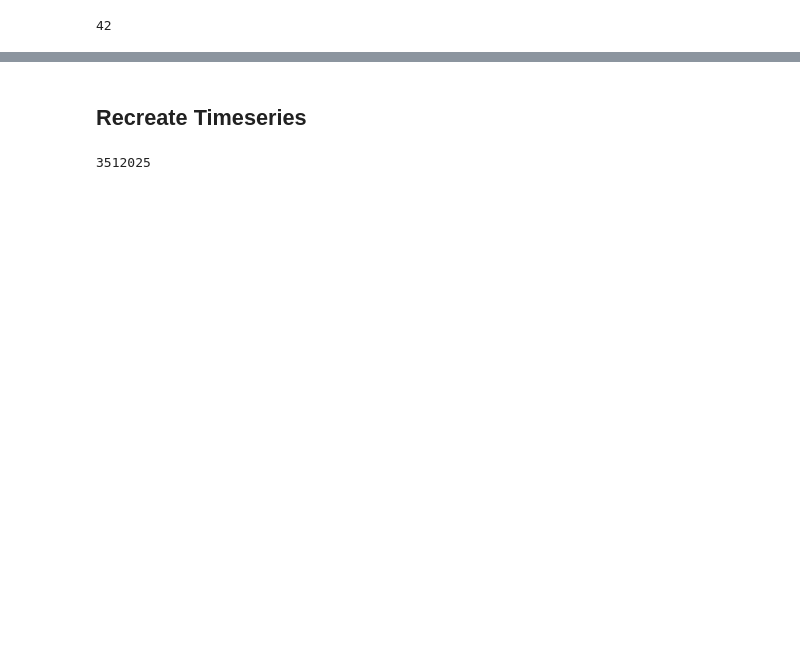
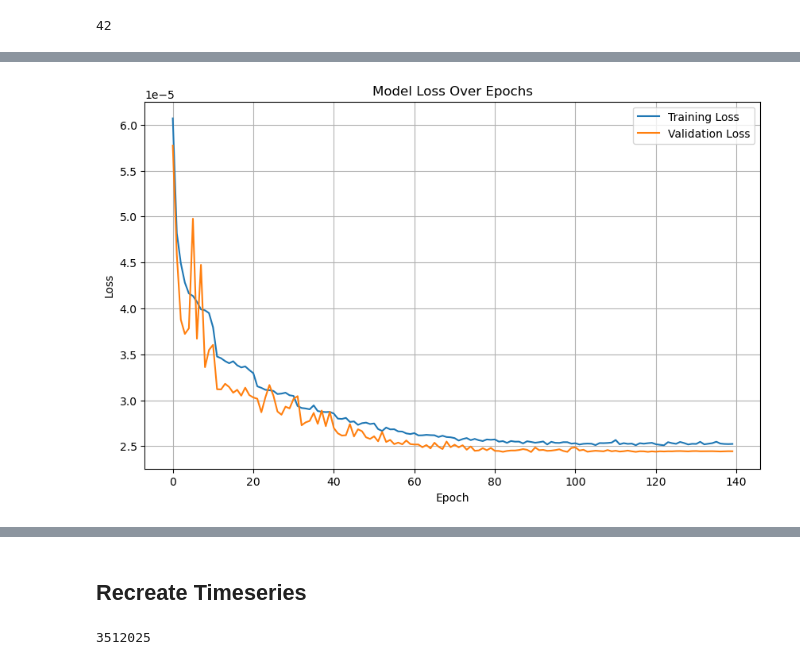
Before and after one commit to anna-valcarcel/CSMUB, a Jupyter notebook: CSMUB_FNN_DAILY_v2_00.ipynb, the cells around one changed output, grey strips where cells are left out. Drawn from its saved outputs; the diff is of its cells as text; code cells hidden in the pictures; blank space fills up the shorter version.

```diff
--- a/CSMUB_FNN_DAILY_v2_00.ipynb
+++ b/CSMUB_FNN_DAILY_v2_00.ipynb
@@ -363,0 +288,17 @@ print(poor_stations)
+# %%
+loss = history.history['loss']
+val_loss = history.history['val_loss']
+# loss_unscaled = scaler_y.inverse_transform(loss)
+# val_loss_unscaled = scaler_y.inverse_transform(val_loss)
+
+plt.figure(figsize=(10,6))
+plt.plot(loss, label='Training Loss')
+plt.plot(val_loss, label='Validation Loss')
+plt.xlabel('Epoch')
+plt.ylabel('Loss')
+plt.title('Model Loss Over Epochs')
+plt.legend()
+plt.grid(True)
+plt.show()
+# %% [output]
+[figure, added]
```
Also changed, not shown: parts of 50 cells of this notebook, 34 other files.
